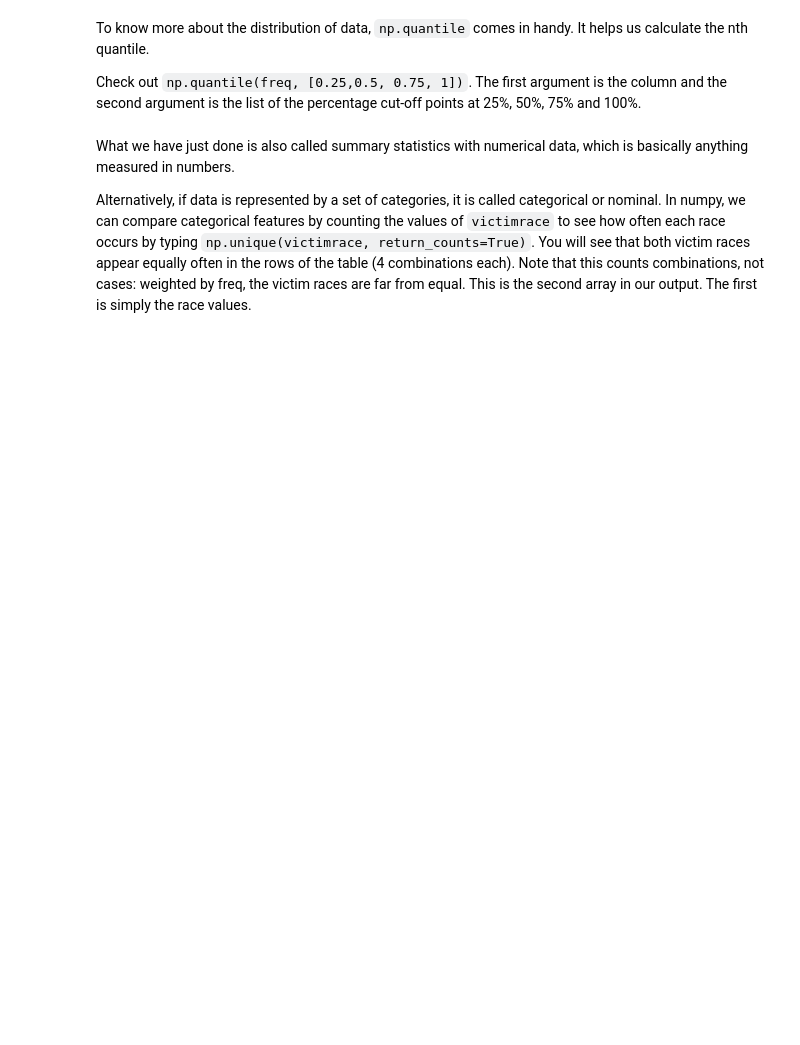
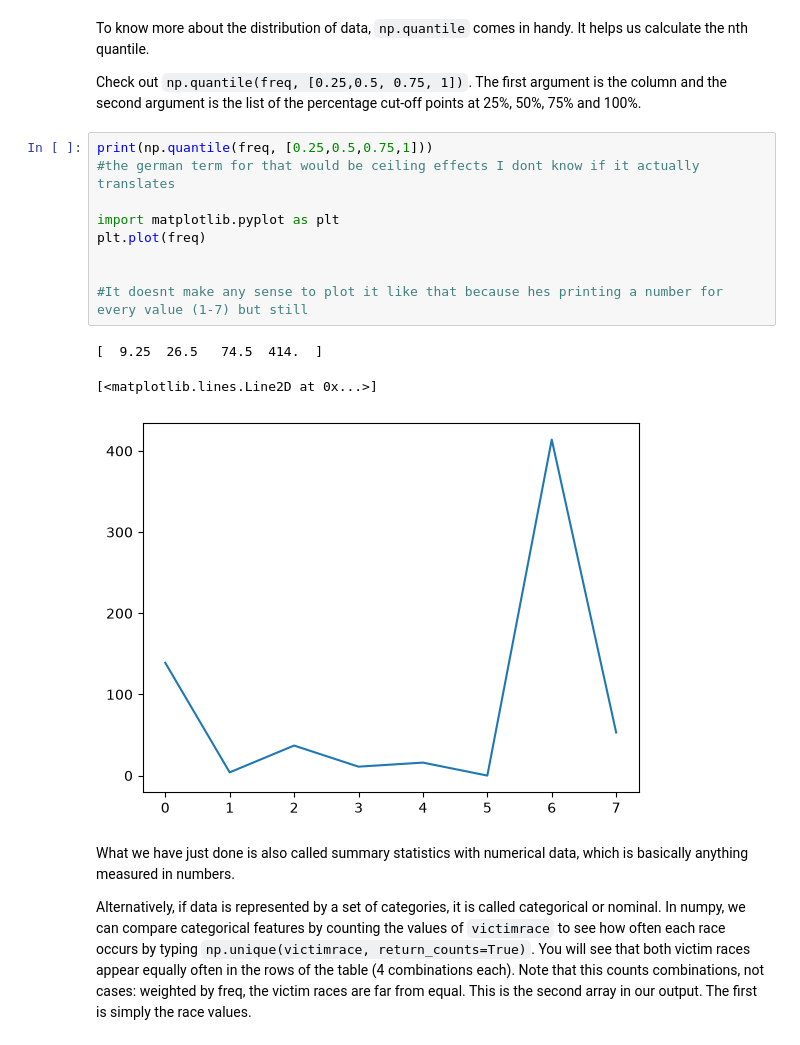
Before and after one commit to mrmeerkat0815/Cultural-Data-analysis-Nino, a Jupyter notebook: Week1_Workshop.ipynb, the cells around one changed output. Drawn from its saved outputs; the diff is of its cells as text; blank space fills up the shorter version.

````diff
--- a/Week1_Workshop.ipynb
+++ b/Week1_Workshop.ipynb
@@ -411,6 +766,19 @@ print('All tests passed!')
 To know more about the distribution of data, `np.quantile` comes in handy. It helps us calculate the nth quantile.
 
 Check out ```np.quantile(freq, [0.25,0.5, 0.75, 1])```. The first argument is the column and the second argument is the list of the percentage cut-off points at 25%, 50%, 75% and 100%.
+# %%
+print(np.quantile(freq, [0.25,0.5,0.75,1]))
+#the german term for that would be ceiling effects I dont know if it actually translates
+
+import matplotlib.pyplot as plt
+plt.plot(freq)
+
+
+#It doesnt make any sense to plot it like that because hes printing a number for every value (1-7) but still
+# %% [output]
+[  9.25  26.5   74.5  414.  ]
+[<matplotlib.lines.Line2D at 0x...>]
+[figure, added]
 # %% [markdown]
 What we have just done is also called summary statistics with numerical data, which is basically anything measured in numbers.
 
````
Also changed, not shown: parts of 89 cells of this notebook.
